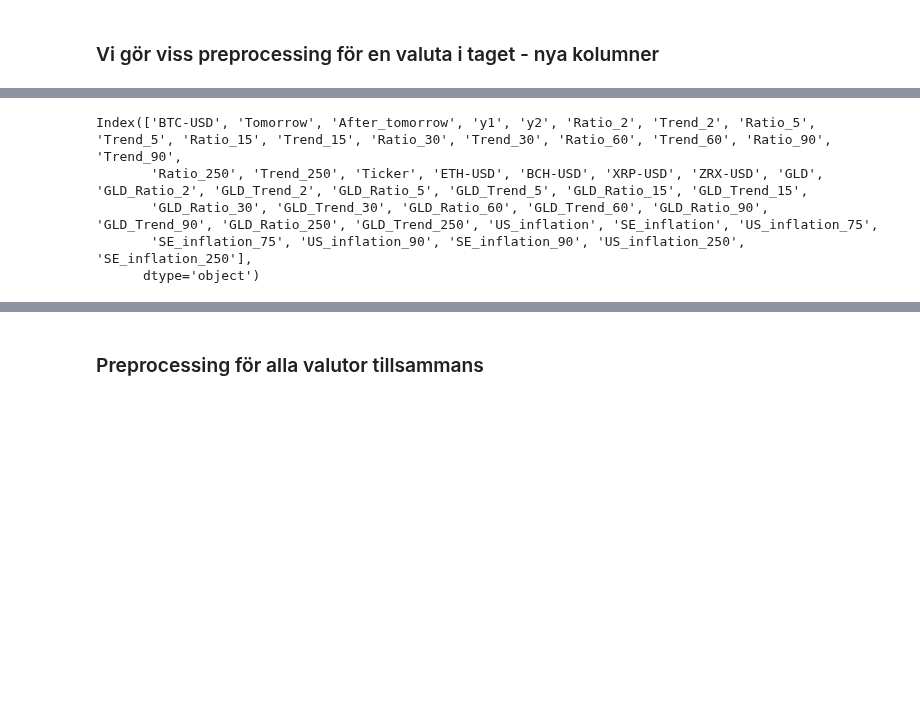
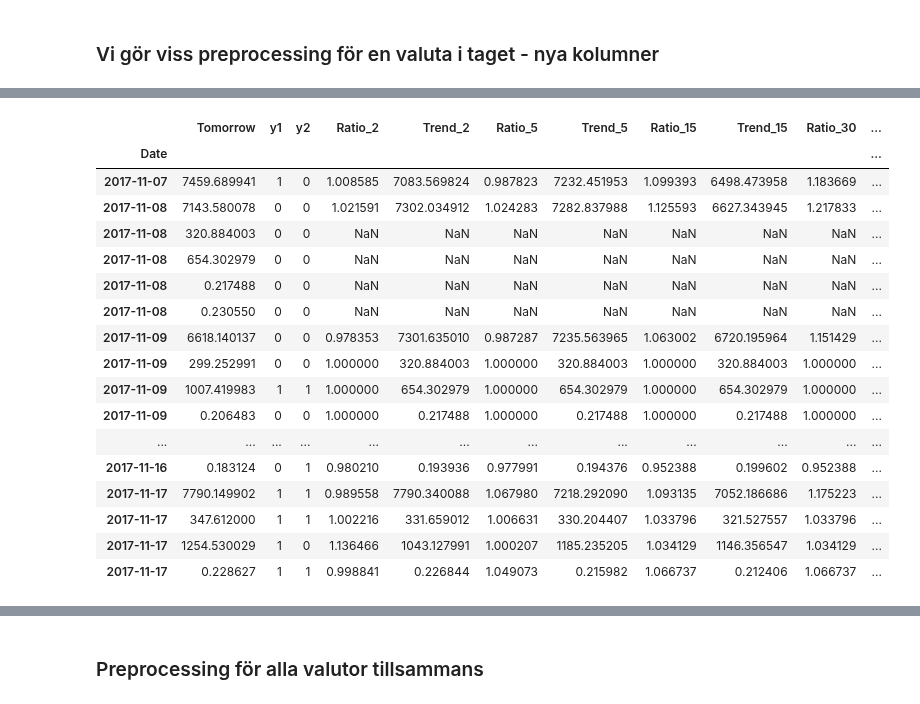
Before and after one commit to carokanns/the_new_Krypto, a Jupyter notebook: my_testa_modeller.ipynb, the cells around one changed output, grey strips where cells are left out. Drawn from its saved outputs; the diff is of its cells as text; code cells hidden in the pictures; blank space fills up the shorter version.

Commit message:
GLD helt integrerad liksom inflation

```diff
--- a/my_testa_modeller.ipynb
+++ b/my_testa_modeller.ipynb
@@ -374,6 +384,7 @@ from catboost import CatBoostClassifier
 ### get the data ###
 df_grid = get_all(tickers)
 df_inflations = get_inflation_data(graph=False)
+df_gold = get_gold_data()
 # %% [output]
 [*********************100%***********************]  1 of 1 completed
 [*********************100%***********************]  1 of 1 completed
@@ -420,0 +469,15 @@ Name: Date, Length: 3145, dtype: int64
+# %%
+# dfg = pd.DataFrame()
+
+target = 'y1'  # tomorrow
+ticker = ['GLD-USD'][0]
+# display(df_gold[[ticker]])
+dfg, pred = create_predictors(
+    df_gold[[ticker]], ticker, target, horizons=horizons)
+dfg = dfg.reset_index()
+
+print('Dessa skall vara lika', sum(dfg.Date.value_counts() == 1)*1, '=', len(dfg))
+display(dfg.Date.value_counts())
+dfg.set_index('Date', inplace=True)
+df_gold = dfg[pred].copy()
+df_gold
@@ -425,10 +516,11 @@ print(df.shape)
 df=df.merge(df_inflations, left_index=True,
           right_index=True, how='left')
 
-# df = df.merge(df_gold, left_index=True,  # Behövs inte - redan med i tickers
-#           right_index=True, how='left')
+df = df.merge(df_gold, left_index=True,
+           right_index=True, how='left')
 print('df efter merge')
 print(df.shape)
 # df_inflations.shape'
+df
 # %% [output]
 df innan merge
@@ -438,5 +544,11 @@ df efter merge
 # %%
 df.dropna(subset=['Tomorrow'], inplace=True)
 df.dropna(subset=[target], inplace=True)
-df.shape
+df2 = df.drop(columns=['After_tomorrow', 'ETH-USD','BTC-USD',	'BCH-USD',	'XRP-USD',	'ZRX-USD'])
+df2.shape
+
+# df2['GLD-USD'] = df2['GLD-USD'].interpolate()
+# print df2 for Januay 2022
+# df2.isna().sum()
+df2
 # %% [output]
@@ -454,11 +569,29 @@ df.head()
+# %%
+# print df för a specific Data
+df2.sort_index(ascending=True, inplace=True)
+df2.loc[df2.index >=  '2017-11-07'].head(50)
+# TODO: Undersök varför vi bara har 1 rad per datum för 2017-11-07
+# %% [output]
+|  | Tomorrow | y1 | y2 | Ratio_2 | Trend_2 | Ratio_5 | Trend_5 | Ratio_15 | Trend_15 | Ratio_30 | ... |
+| Date |  |  |  |  |  |  |  |  |  |  | ... |
+| 2017-11-07 | 7459.689941 | 1 | 0 | 1.008585 | 7083.569824 | 0.987823 | 7232.451953 | 1.099393 | 6498.473958 | 1.183669 | ... |
+| 2017-11-08 | 7143.580078 | 0 | 0 | 1.021591 | 7302.034912 | 1.024283 | 7282.837988 | 1.125593 | 6627.343945 | 1.217833 | ... |
+| 2017-11-08 | 320.884003 | 0 | 0 | NaN | NaN | NaN | NaN | NaN | NaN | NaN | ... |
+| 2017-11-08 | 654.302979 | 0 | 0 | NaN | NaN | NaN | NaN | NaN | NaN | NaN | ... |
+| 2017-11-08 | 0.217488 | 0 | 0 | NaN | NaN | NaN | NaN | NaN | NaN | NaN | ... |
+| 2017-11-08 | 0.230550 | 0 | 0 | NaN | NaN | NaN | NaN | NaN | NaN | NaN | ... |
+| 2017-11-09 | 6618.140137 | 0 | 0 | 0.978353 | 7301.635010 | 0.987287 | 7235.563965 | 1.063002 | 6720.195964 | 1.151429 | ... |
+| 2017-11-09 | 299.252991 | 0 | 0 | 1.000000 | 320.884003 | 1.000000 | 320.884003 | 1.000000 | 320.884003 | 1.000000 | ... |
+| 2017-11-09 | 1007.419983 | 1 | 1 | 1.000000 | 654.302979 | 1.000000 | 654.302979 | 1.000000 | 654.302979 | 1.000000 | ... |
+| 2017-11-09 | 0.206483 | 0 | 0 | 1.000000 | 0.217488 | 1.000000 | 0.217488 | 1.000000 | 0.217488 | 1.000000 | ... |
+| ... | ... | ... | ... | ... | ... | ... | ... | ... | ... | ... | ... |
+| 2017-11-16 | 0.183124 | 0 | 1 | 0.980210 | 0.193936 | 0.977991 | 0.194376 | 0.952388 | 0.199602 | 0.952388 | ... |
+| 2017-11-17 | 7790.149902 | 1 | 1 | 0.989558 | 7790.340088 | 1.067980 | 7218.292090 | 1.093135 | 7052.186686 | 1.175223 | ... |
+| 2017-11-17 | 347.612000 | 1 | 1 | 1.002216 | 331.659012 | 1.006631 | 330.204407 | 1.033796 | 321.527557 | 1.033796 | ... |
+| 2017-11-17 | 1254.530029 | 1 | 0 | 1.136466 | 1043.127991 | 1.000207 | 1185.235205 | 1.034129 | 1146.356547 | 1.034129 | ... |
+| 2017-11-17 | 0.228627 | 1 | 1 | 0.998841 | 0.226844 | 1.049073 | 0.215982 | 1.066737 | 0.212406 | 1.066737 | ... |
 # %%
-df.columns
+df2.columns
-# %% [output]
-Index(['BTC-USD', 'Tomorrow', 'After_tomorrow', 'y1', 'y2', 'Ratio_2', 'Trend_2', 'Ratio_5', 'Trend_5', 'Ratio_15', 'Trend_15', 'Ratio_30', 'Trend_30', 'Ratio_60', 'Trend_60', 'Ratio_90', 'Trend_90',
-       'Ratio_250', 'Trend_250', 'Ticker', 'ETH-USD', 'BCH-USD', 'XRP-USD', 'ZRX-USD', 'GLD', 'GLD_Ratio_2', 'GLD_Trend_2', 'GLD_Ratio_5', 'GLD_Trend_5', 'GLD_Ratio_15', 'GLD_Trend_15',
-       'GLD_Ratio_30', 'GLD_Trend_30', 'GLD_Ratio_60', 'GLD_Trend_60', 'GLD_Ratio_90', 'GLD_Trend_90', 'GLD_Ratio_250', 'GLD_Trend_250', 'US_inflation', 'SE_inflation', 'US_inflation_75',
-       'SE_inflation_75', 'US_inflation_90', 'SE_inflation_90', 'US_inflation_250', 'SE_inflation_250'],
-      dtype='object')
 # %%
 predictors = ['Ratio_2', 'Trend_2', 'Ratio_5', 'Trend_5', 'Ratio_15', 'Trend_15', 'Ratio_30', 'Trend_30', 'Ratio_60', 'Trend_60', 'Ratio_90', 'Trend_90',
               'Ratio_250', 'Trend_250', 'GLD_Ratio_2', 'GLD_Trend_2', 'GLD_Ratio_5', 'GLD_Trend_5', 'GLD_Ratio_15', 'GLD_Trend_15',
```
Also changed, not shown: parts of 27 cells of this notebook, 3 other files.
